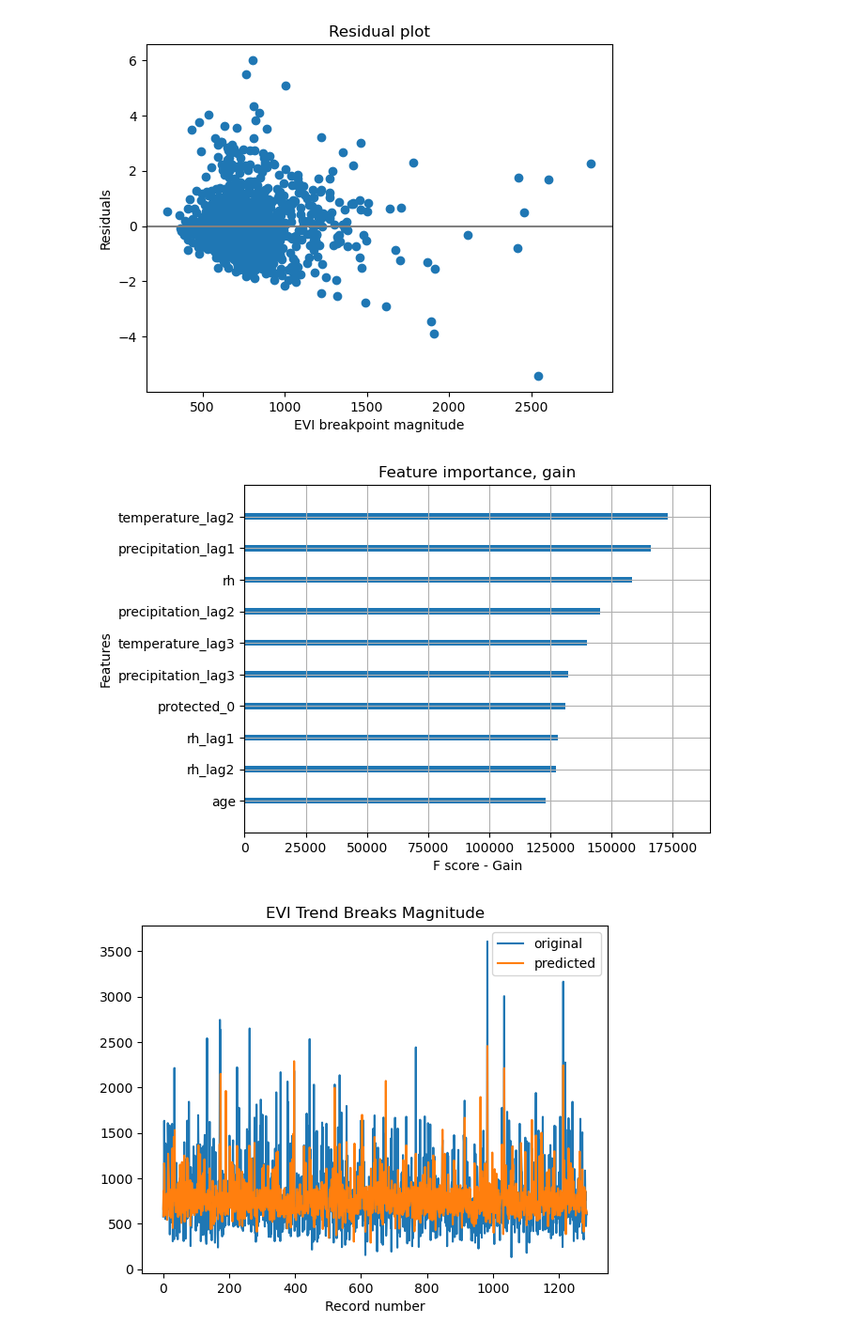
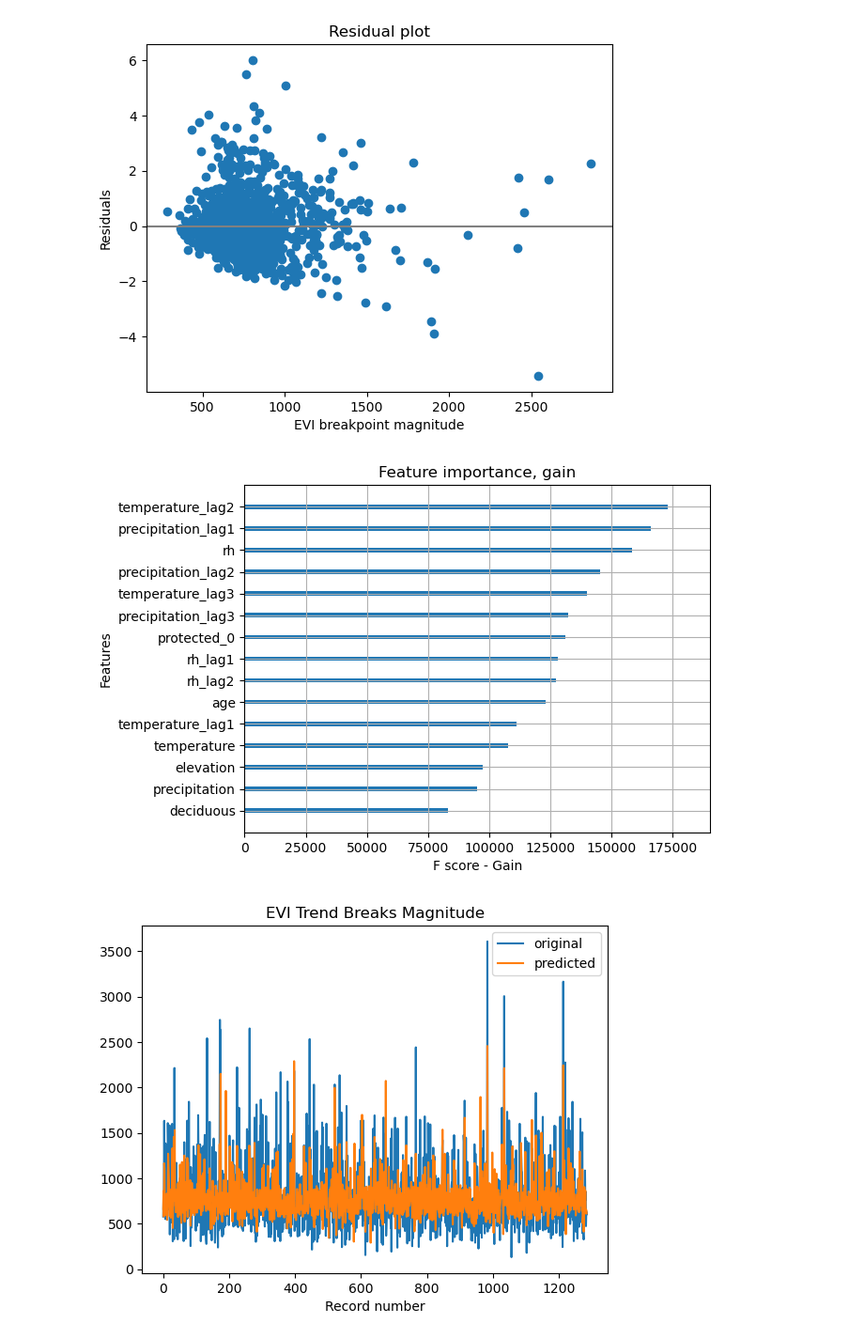
Before and after one commit to georod/forc_trends, a Jupyter notebook: models/xgboost/xgb_evi_brks_reg_drac_models_v2.ipynb, the cells around one changed output. Shown at 94% size. Cells and saved outputs as stored; diff of their text form; code cells hidden in the pictures.

```diff
--- a/models/xgboost/xgb_evi_brks_reg_drac_models_v2.ipynb
+++ b/models/xgboost/xgb_evi_brks_reg_drac_models_v2.ipynb
@@ -222,16 +242,16 @@ pyplot.show()
 # %%
 # Plot, metric: gain
 #‘gain’: the average gain across all splits the feature is used in.
 xgb.plot_importance(model_bp2, ax=None, height=0.2, xlim=None, ylim=None, title='Feature importance, gain',
                     xlabel='F score - Gain', ylabel='Features',
-                    importance_type='gain', max_num_features=10, grid=True, show_values=False) #, values_format='{v:.2f}' )
+                    importance_type='gain', max_num_features=15, grid=True, show_values=False) #, values_format='{v:.2f}' )
 
-pyplot.savefig(r'.\figs\pos_gain7.png',  dpi=300, bbox_inches='tight')
+pyplot.savefig(r'.\figs\pos_gain7_v2.png',  dpi=300, bbox_inches='tight')
 
 
 pyplot.show()
 # %% [output]
-[figure, old version]
+[figure, new version]
 # %%
 # Plot, metric: total gain
 #‘total_gain’: the total gain across all splits the feature is used in.
```
Also changed, not shown: parts of 12 cells of this notebook, 12 other files.
